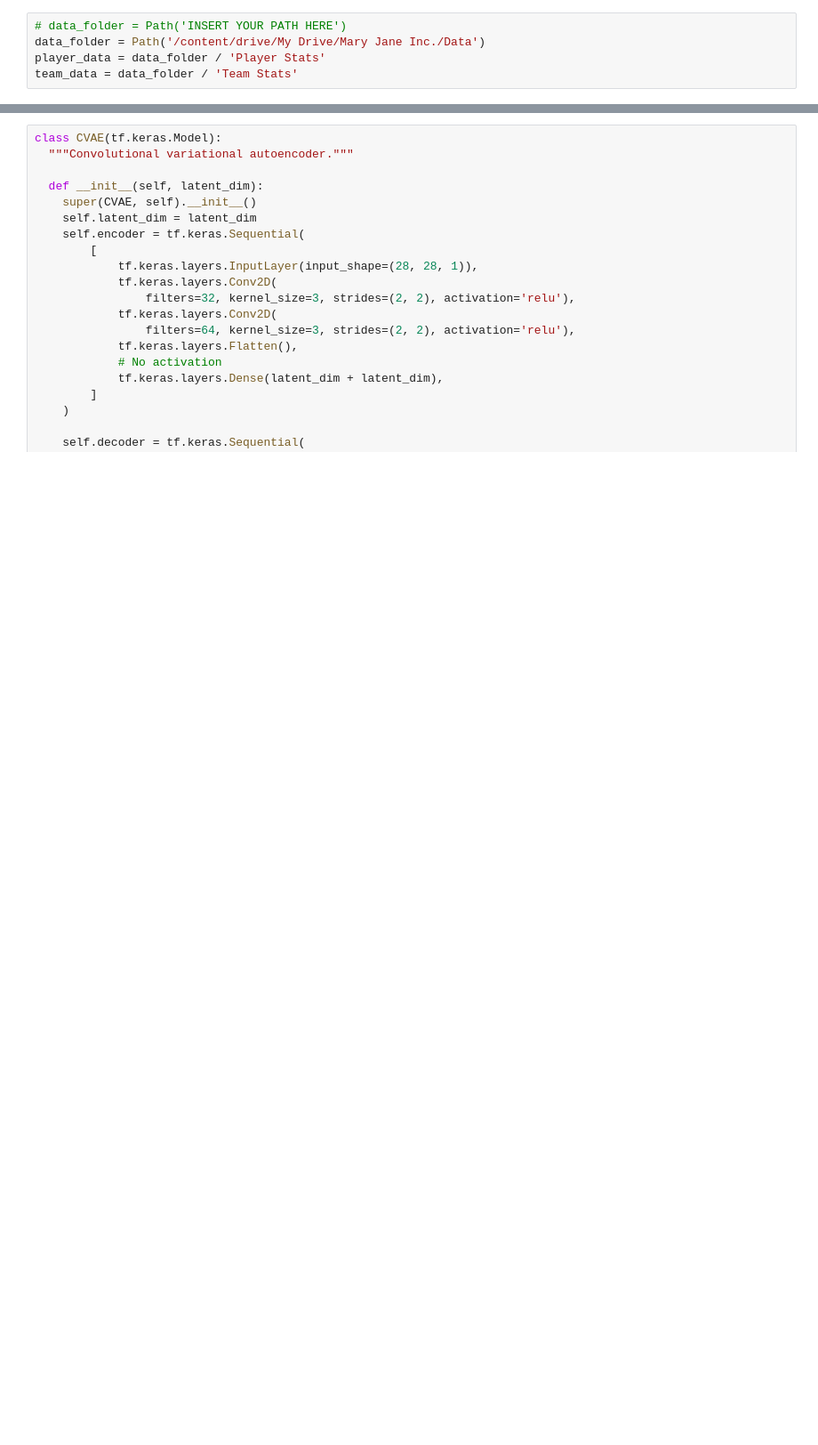
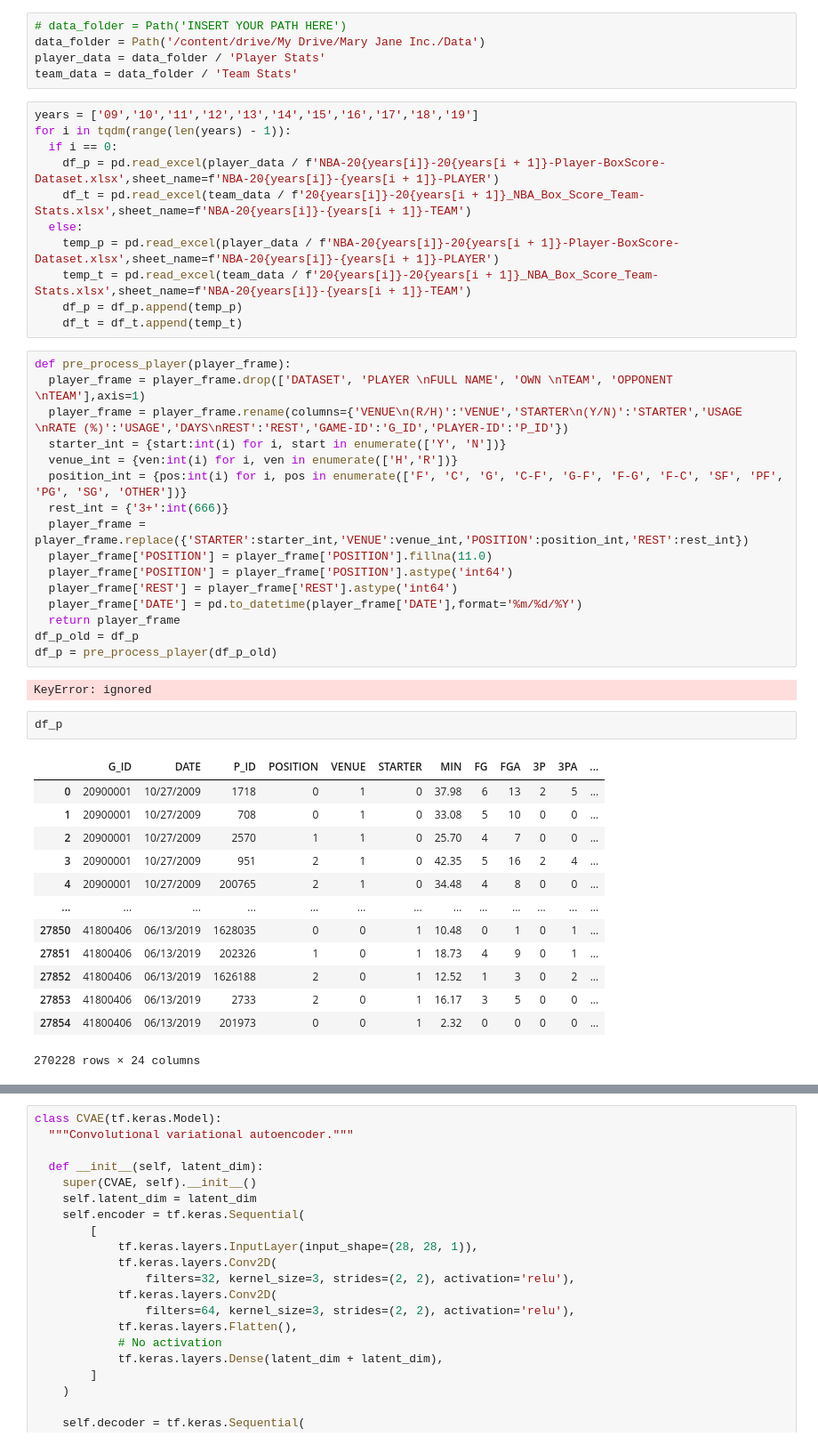
Before and after one commit to willyliu517/NBA_Pro_Line_Analytics, a Jupyter notebook: DL_model/AE_MODEL.ipynb, the cells around one changed output, grey strips where cells are left out. Shown at 89% size. Drawn from its saved outputs; the diff is of its cells as text; blank space fills up the shorter version.

Commit message:
finished player data preprocessing

```diff
--- a/DL_model/AE_MODEL.ipynb
+++ b/DL_model/AE_MODEL.ipynb
@@ -31,3 +37,48 @@ Drive already mounted at /content/drive; to attempt to forcibly remount, call dr
 data_folder = Path('/content/drive/My Drive/Mary Jane Inc./Data')
 player_data = data_folder / 'Player Stats'
 team_data = data_folder / 'Team Stats'
+# %%
+years = ['09','10','11','12','13','14','15','16','17','18','19']
+for i in tqdm(range(len(years) - 1)):
+  if i == 0:
+    df_p = pd.read_excel(player_data / f'NBA-20{years[i]}-20{years[i + 1]}-Player-BoxScore-Dataset.xlsx',sheet_name=f'NBA-20{years[i]}-{years[i + 1]}-PLAYER')
+    df_t = pd.read_excel(team_data / f'20{years[i]}-20{years[i + 1]}_NBA_Box_Score_Team-Stats.xlsx',sheet_name=f'NBA-20{years[i]}-{years[i + 1]}-TEAM')
+  else:
+    temp_p = pd.read_excel(player_data / f'NBA-20{years[i]}-20{years[i + 1]}-Player-BoxScore-Dataset.xlsx',sheet_name=f'NBA-20{years[i]}-{years[i + 1]}-PLAYER')
+    temp_t = pd.read_excel(team_data / f'20{years[i]}-20{years[i + 1]}_NBA_Box_Score_Team-Stats.xlsx',sheet_name=f'NBA-20{years[i]}-{years[i + 1]}-TEAM')
+    df_p = df_p.append(temp_p)
+    df_t = df_t.append(temp_t)
+# %%
+def pre_process_player(player_frame):
+  player_frame = player_frame.drop(['DATASET', 'PLAYER \nFULL NAME', 'OWN \nTEAM', 'OPPONENT \nTEAM'],axis=1)
+  player_frame = player_frame.rename(columns={'VENUE\n(R/H)':'VENUE','STARTER\n(Y/N)':'STARTER','USAGE \nRATE (%)':'USAGE','DAYS\nREST':'REST','GAME-ID':'G_ID','PLAYER-ID':'P_ID'})
+  starter_int = {start:int(i) for i, start in enumerate(['Y', 'N'])}
+  venue_int = {ven:int(i) for i, ven in enumerate(['H','R'])}
+  position_int = {pos:int(i) for i, pos in enumerate(['F', 'C', 'G', 'C-F', 'G-F', 'F-G', 'F-C', 'SF', 'PF', 'PG', 'SG', 'OTHER'])}
+  rest_int = {'3+':int(666)}
+  player_frame = player_frame.replace({'STARTER':starter_int,'VENUE':venue_int,'POSITION':position_int,'REST':rest_int})
+  player_frame['POSITION'] = player_frame['POSITION'].fillna(11.0)
+  player_frame['POSITION'] = player_frame['POSITION'].astype('int64')
+  player_frame['REST'] = player_frame['REST'].astype('int64')
+  player_frame['DATE'] = pd.to_datetime(player_frame['DATE'],format='%m/%d/%Y')
+  return player_frame
+df_p_old = df_p
+df_p = pre_process_player(df_p_old)
+# %% [output]
+KeyError: ignored
+# %%
+df_p
+# %% [output]
+|  | G_ID | DATE | P_ID | POSITION | VENUE | STARTER | MIN | FG | FGA | 3P | 3PA | ... |
+| 0 | 20900001 | 10/27/2009 | 1718 | 0 | 1 | 0 | 37.98 | 6 | 13 | 2 | 5 | ... |
+| 1 | 20900001 | 10/27/2009 | 708 | 0 | 1 | 0 | 33.08 | 5 | 10 | 0 | 0 | ... |
+| 2 | 20900001 | 10/27/2009 | 2570 | 1 | 1 | 0 | 25.70 | 4 | 7 | 0 | 0 | ... |
+| 3 | 20900001 | 10/27/2009 | 951 | 2 | 1 | 0 | 42.35 | 5 | 16 | 2 | 4 | ... |
+| 4 | 20900001 | 10/27/2009 | 200765 | 2 | 1 | 0 | 34.48 | 4 | 8 | 0 | 0 | ... |
+| ... | ... | ... | ... | ... | ... | ... | ... | ... | ... | ... | ... | ... |
+| 27850 | 41800406 | 06/13/2019 | 1628035 | 0 | 0 | 1 | 10.48 | 0 | 1 | 0 | 1 | ... |
+| 27851 | 41800406 | 06/13/2019 | 202326 | 1 | 0 | 1 | 18.73 | 4 | 9 | 0 | 1 | ... |
+| 27852 | 41800406 | 06/13/2019 | 1626188 | 2 | 0 | 1 | 12.52 | 1 | 3 | 0 | 2 | ... |
+| 27853 | 41800406 | 06/13/2019 | 2733 | 2 | 0 | 1 | 16.17 | 3 | 5 | 0 | 0 | ... |
+| 27854 | 41800406 | 06/13/2019 | 201973 | 0 | 0 | 1 | 2.32 | 0 | 0 | 0 | 0 | ... |
+270228 rows × 24 columns
```
Also changed, not shown: parts of 5 cells of this notebook.
